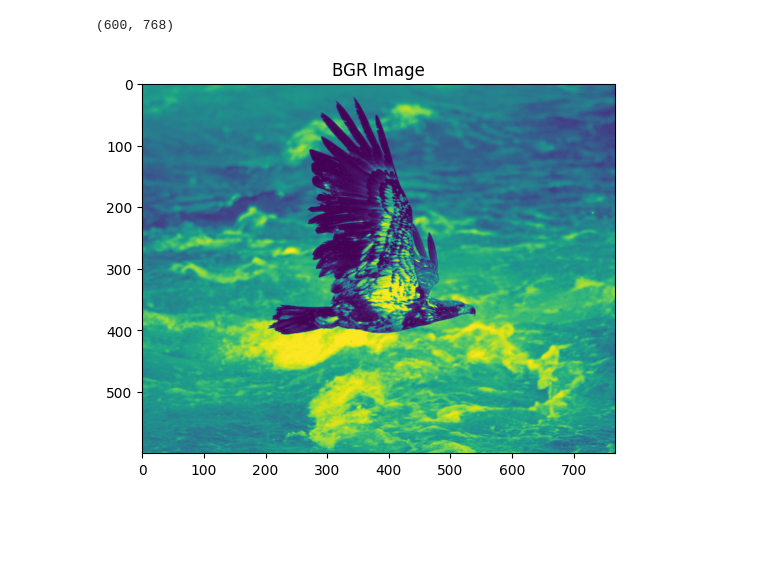
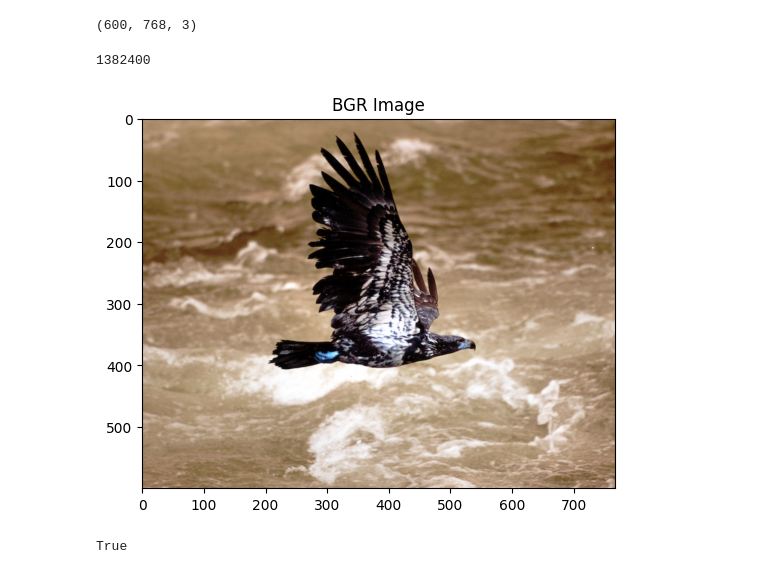
Before and after one commit to Dhanush0143/Image-Handling-and-Pixel-Transformations-Using-OpenCV, a Jupyter notebook: EXP 01.ipynb, the cells around one changed output. Cells and saved outputs as stored; diff of their text form; code cells hidden in the pictures; blank space fills up the shorter version.

```diff
--- a/EXP 01.ipynb
+++ b/EXP 01.ipynb
@@ -9,15 +7,20 @@ bgr_img1 = cv2.imread('Eagle_in_Flight.jpg',0)
 # %%
-bgr_img1.shape
+bgr_img.shape
 # %% [output]
-(600, 768)
+(600, 768, 3)
+# %%
+bgr_img.size
+# %% [output]
+1382400
 # %%
-plt.imshow(bgr_img1)
+plt.imshow(bgr_img)
 plt.title('BGR Image')
-plt.axis('on')
 plt.show()
 # %% [output]
-[figure, old version]
+[figure, new version]
 # %%
-img = cv2.imwrite('Eagle.png',bgr_img)
+cv2.imwrite("Eagle_in_Flight.png", bgr_img)
+# %% [output]
+True
 # %%
 rgb_color_img = cv2.cvtColor(bgr_img, cv2.COLOR_BGR2RGB)
```
Also changed, not shown: parts of 38 cells of this notebook.
